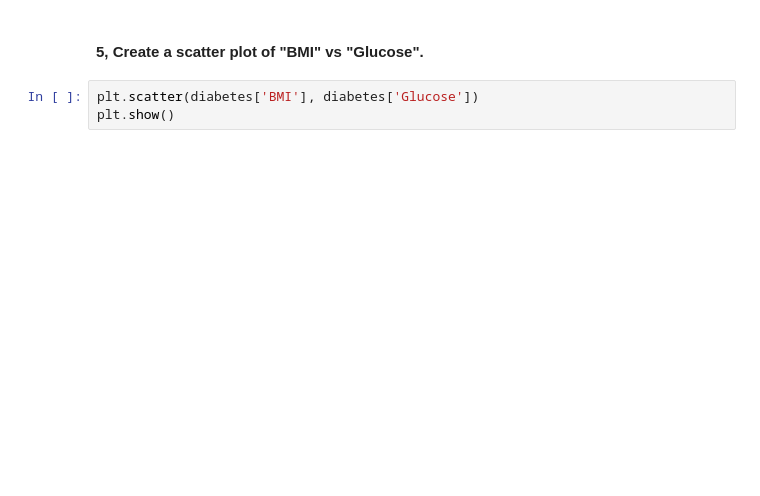
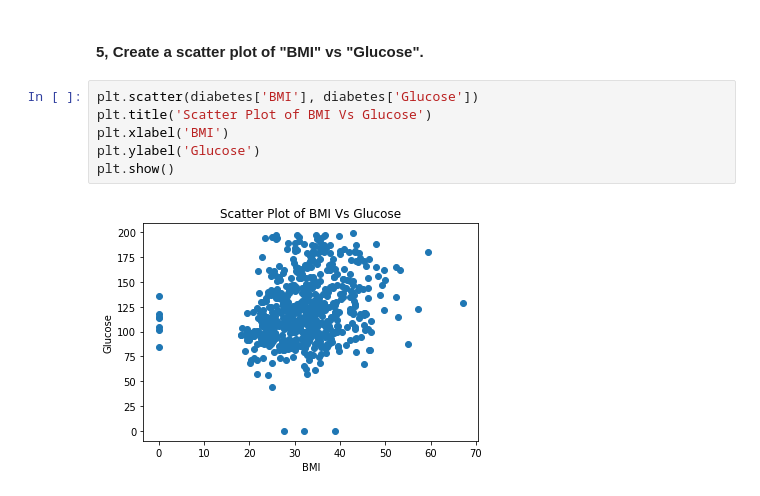
Before and after one commit to BasilcM/DataScienceCaseStudies, a Jupyter notebook: Activities_Group3_DSAB1/Week_3_Activity.ipynb, the cells around one changed output. Cells and saved outputs as stored; diff of their text form; blank space fills up the shorter version.

```diff
--- a/Activities_Group3_DSAB1/Week_3_Activity.ipynb
+++ b/Activities_Group3_DSAB1/Week_3_Activity.ipynb
@@ -64,4 +128,9 @@ diabetes['Age'].hist()
 #### 5, Create a scatter plot of "BMI" vs "Glucose".
 # %%
 plt.scatter(diabetes['BMI'], diabetes['Glucose'])
+plt.title('Scatter Plot of BMI Vs Glucose')
+plt.xlabel('BMI')
+plt.ylabel('Glucose')
 plt.show()
+# %% [output]
+[figure, added]
```
Also changed, not shown: parts of 13 cells of this notebook.
